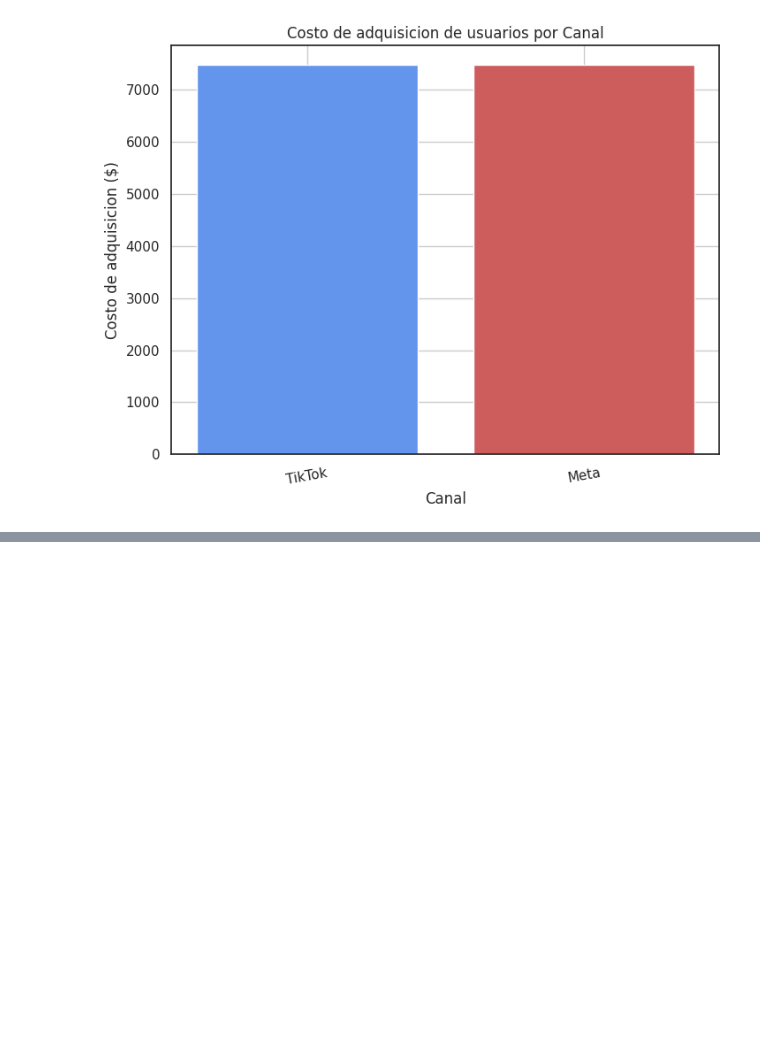
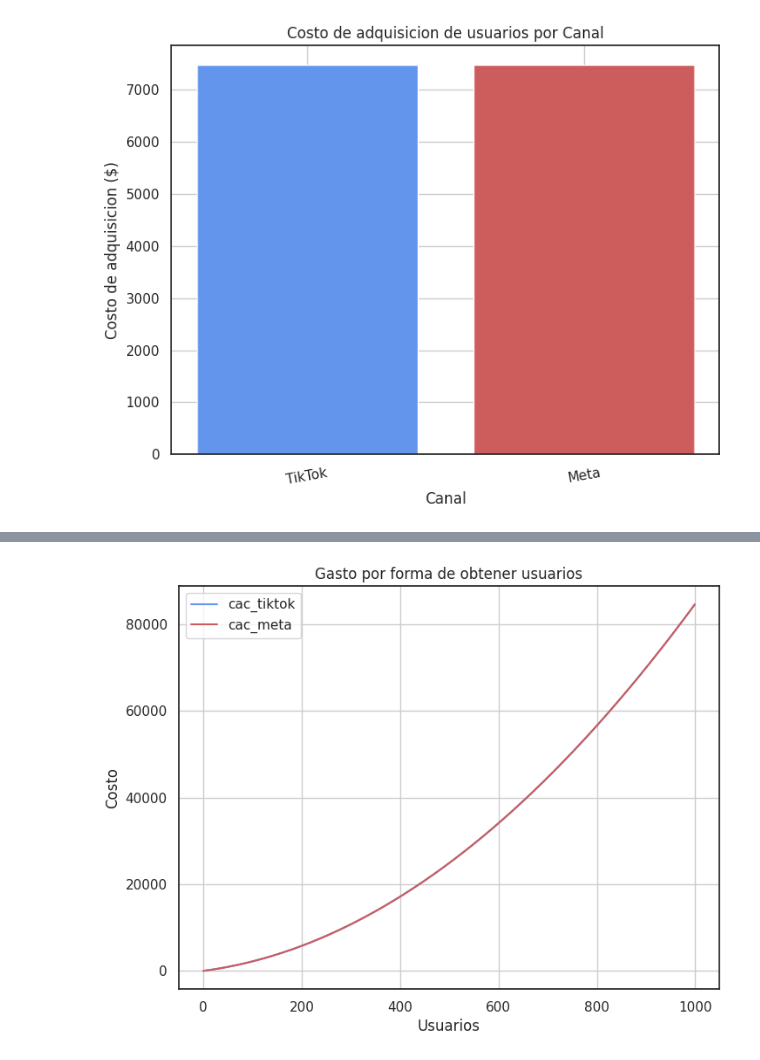
Before and after one commit to zayo1511/LaboratorioDeAnalisisDeDatosFinancierosYDeDisenoDeIndicadores, a Jupyter notebook: examen_2do_parcial_LozoyaDiego.ipynb, the cells around one changed output, grey strips where cells are left out. Cells and saved outputs as stored; diff of their text form; code cells hidden in the pictures; blank space fills up the shorter version.

```diff
--- a/examen_2do_parcial_LozoyaDiego.ipynb
+++ b/examen_2do_parcial_LozoyaDiego.ipynb
@@ -1030,0 +1056,5 @@ plt.xticks(rotation=10)
+# %%
+df2= pd.DataFrame({'Users': np.linspace(1,1000,1000)})
+df2['cac_tiktok']= df2['Users'].apply(lambda x: cac_tiktok_ads(x)*x)
+df2['cac_meta']= df2['Users'].apply(lambda x: cac_meta_ads(x)*x)
+df2
@@ -1030,0 +1075,13 @@ plt.xticks(rotation=10)
+# %%
+df2 = df2.drop(columns=['Users'])
+
+plt.figure(figsize=(8, 6))
+for i, column in enumerate(df2.columns):
+    plt.plot(df2[column], color=colors[i], label=column)
+plt.title('Gasto por forma de obtener usuarios')
+plt.xlabel('Usuarios')
+plt.ylabel('Costo')
+plt.legend()
+plt.grid()
+# %% [output]
+[figure, added]
```
Also changed, not shown: parts of 8 cells of this notebook.
